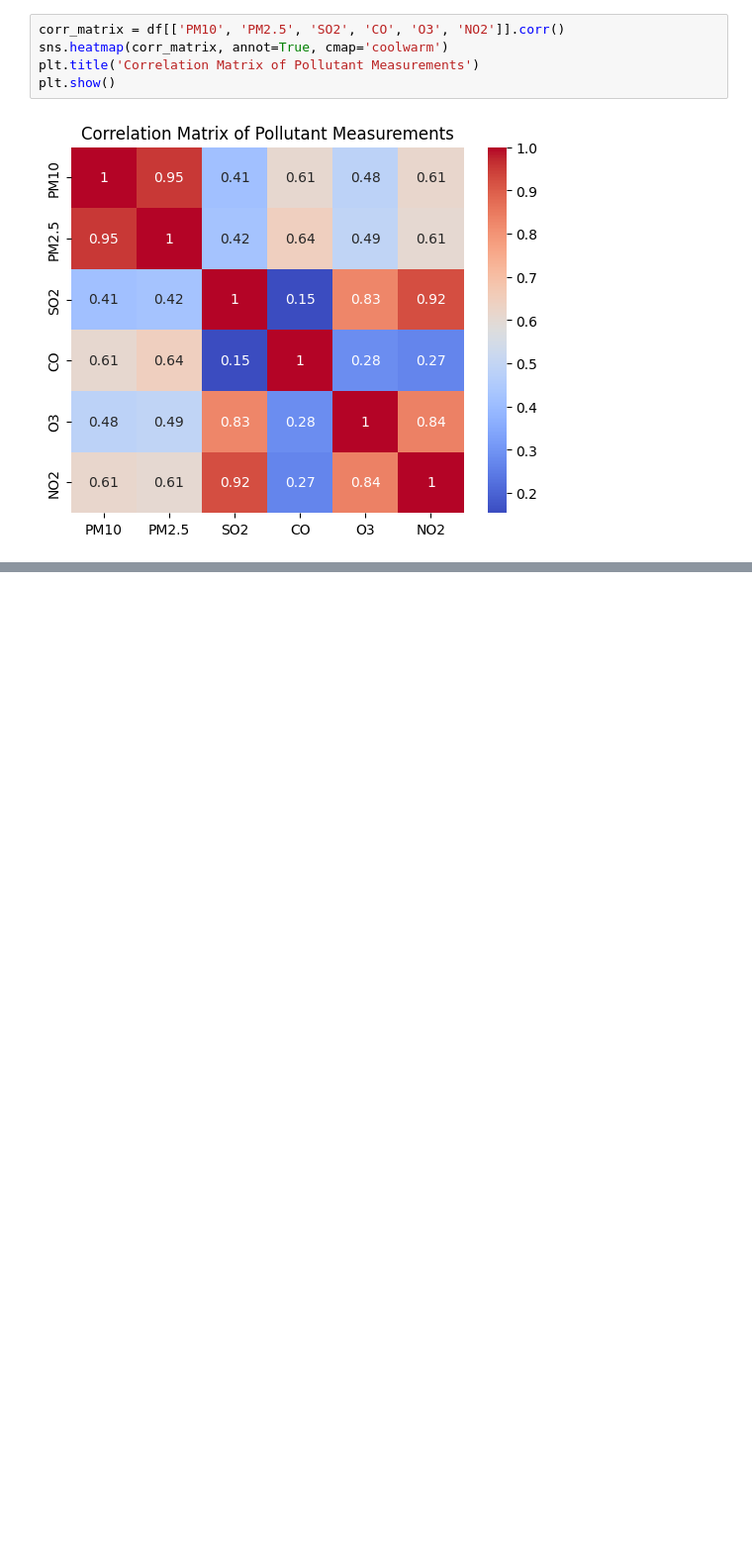
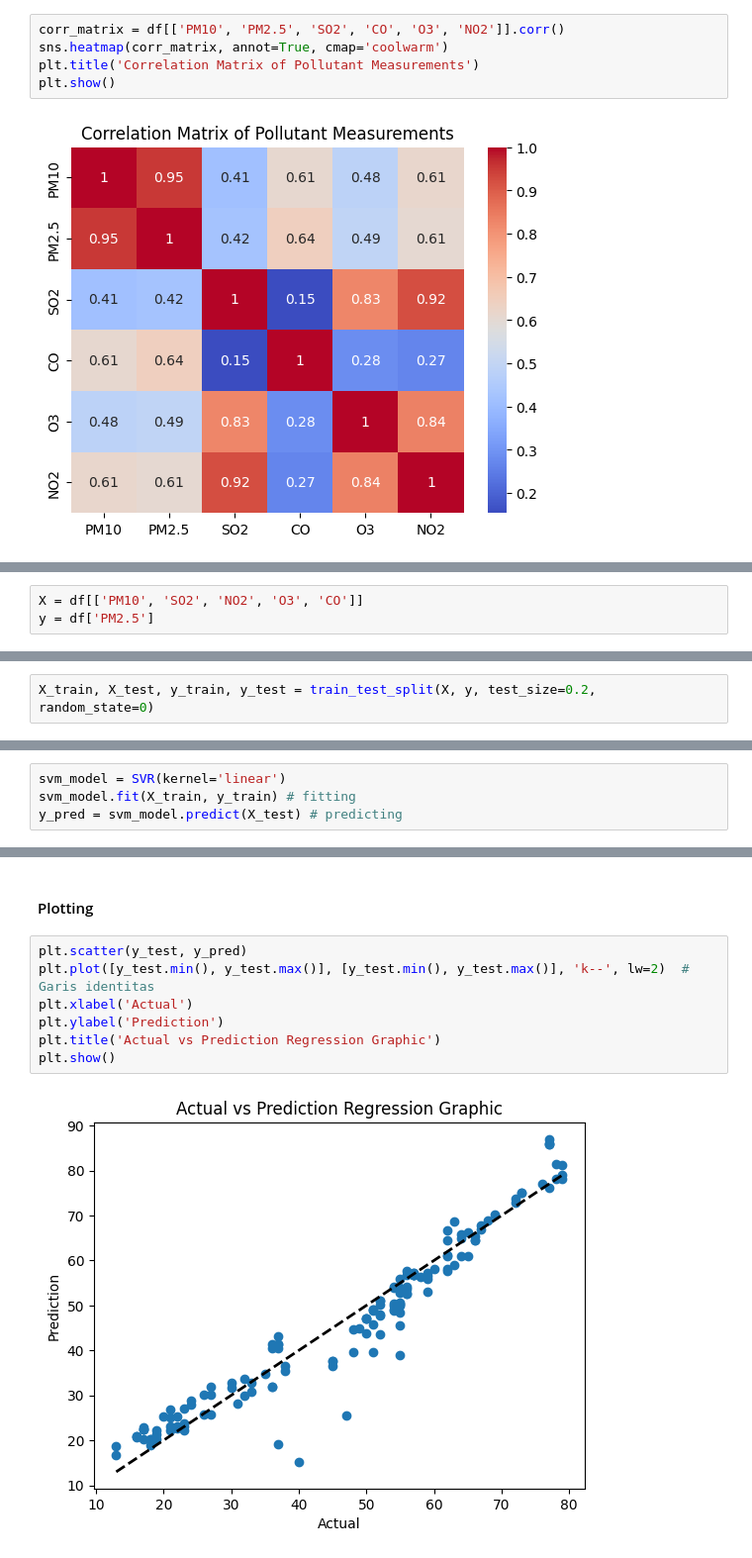
Before and after one commit to andidprastyo/Data-Analyst-Projects, a Jupyter notebook: Data Science/Yogyakarta Air Quality Analysis/analysis.ipynb, the cells around one changed output, grey strips where cells are left out. Shown at 99% size. Drawn from its saved outputs; the diff is of its cells as text; blank space fills up the shorter version.

Commit message:
SVM Modelling

```diff
--- a/Data Science/Yogyakarta Air Quality Analysis/analysis.ipynb
+++ b/Data Science/Yogyakarta Air Quality Analysis/analysis.ipynb
@@ -157,0 +167,3 @@ plt.show()
+# %%
+X = df[['PM10', 'SO2', 'NO2', 'O3', 'CO']]
+y = df['PM2.5']
@@ -157,0 +172,2 @@ plt.show()
+# %%
+X_train, X_test, y_train, y_test = train_test_split(X, y, test_size=0.2, random_state=0)
@@ -157,0 +176,4 @@ plt.show()
+# %%
+svm_model = SVR(kernel='linear')
+svm_model.fit(X_train, y_train) # fitting
+y_pred = svm_model.predict(X_test) # predicting
@@ -157,0 +191,11 @@ plt.show()
+# %% [markdown]
+#### Plotting
+# %%
+plt.scatter(y_test, y_pred)
+plt.plot([y_test.min(), y_test.max()], [y_test.min(), y_test.max()], 'k--', lw=2)  # Garis identitas
+plt.xlabel('Actual')
+plt.ylabel('Prediction')
+plt.title('Actual vs Prediction Regression Graphic')
+plt.show()
+# %% [output]
+[figure, added]
```
Also changed, not shown: parts of 7 cells of this notebook.
